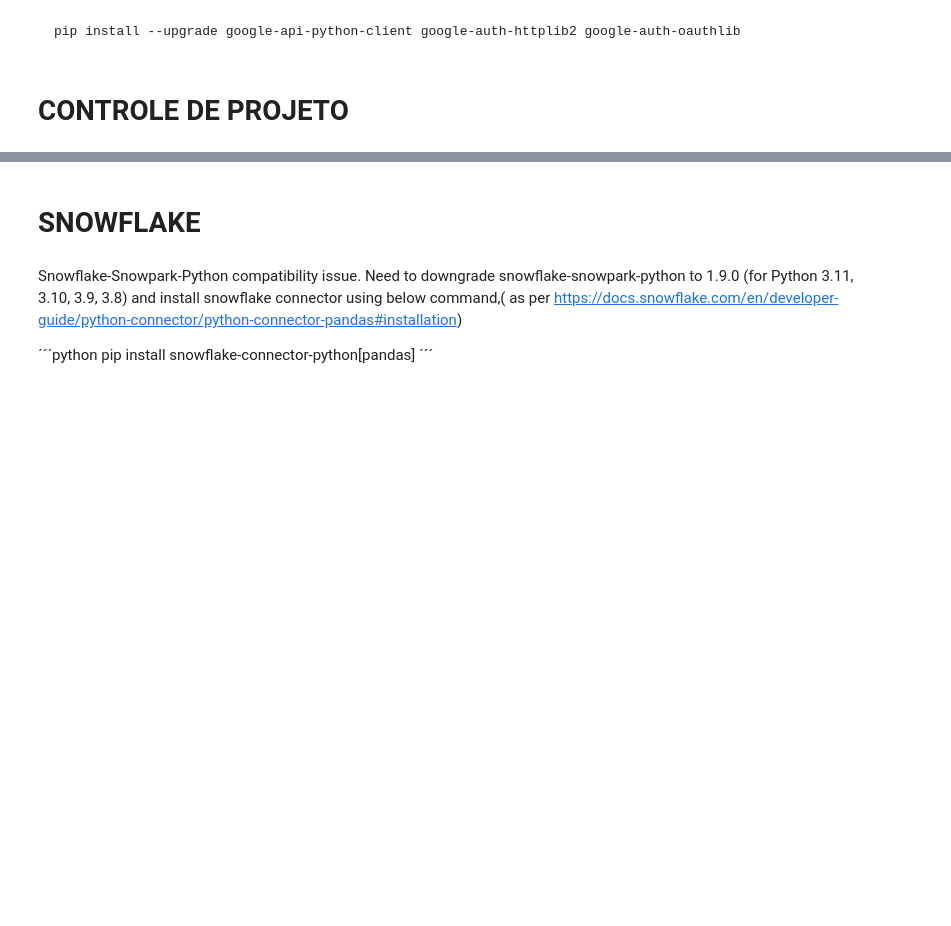
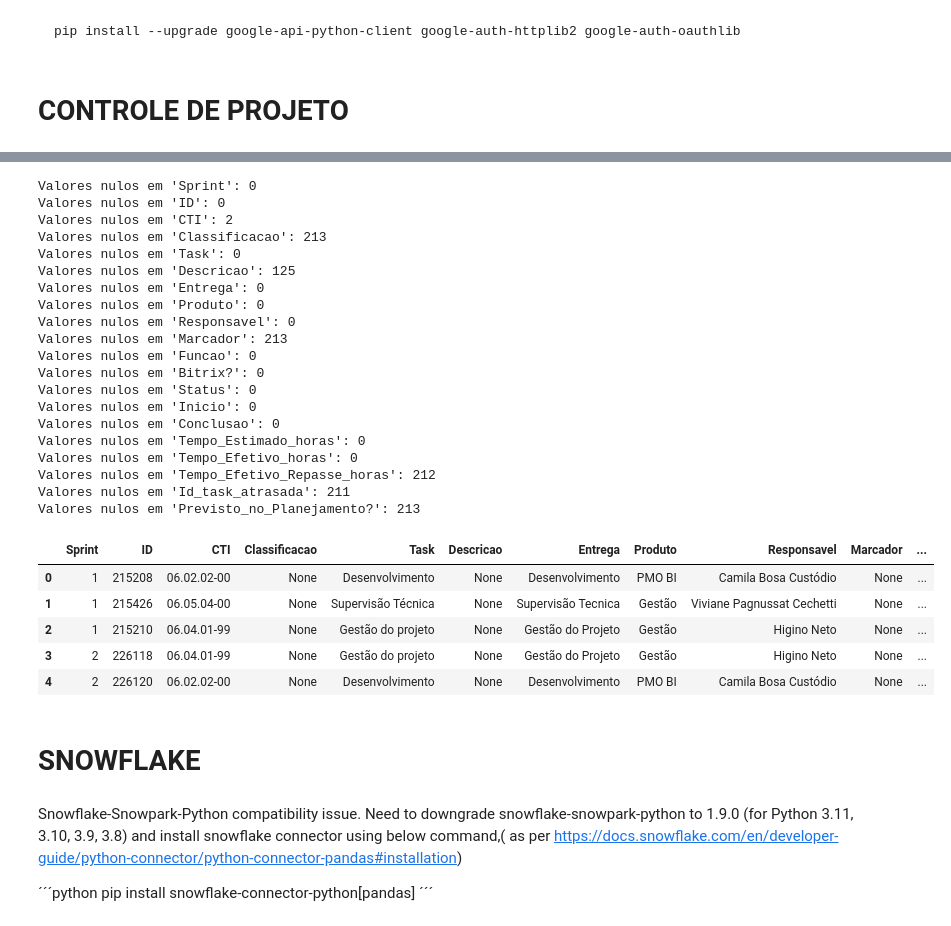
Before and after one commit to IvonLuiz/python_googlesheets_to_snowflake, a Jupyter notebook: notebook.ipynb, the cells around one changed output, grey strips where cells are left out. Cells and saved outputs as stored; diff of their text form; code cells hidden in the pictures; blank space fills up the shorter version.

```diff
--- a/notebook.ipynb
+++ b/notebook.ipynb
@@ -43,3 +143,34 @@ engagement_survey_data = gs_client.get_sheet_data(
+# %%
+cleaned_pmo_df = clean_and_transform_data(pmo_data)
+
+cleaned_pmo_df.head()
+# %% [output]
+Valores nulos em 'Sprint': 0
+Valores nulos em 'ID': 0
+Valores nulos em 'CTI': 2
+Valores nulos em 'Classificacao': 213
+Valores nulos em 'Task': 0
+Valores nulos em 'Descricao': 125
+Valores nulos em 'Entrega': 0
+Valores nulos em 'Produto': 0
+Valores nulos em 'Responsavel': 0
+Valores nulos em 'Marcador': 213
+Valores nulos em 'Funcao': 0
+Valores nulos em 'Bitrix?': 0
+Valores nulos em 'Status': 0
+Valores nulos em 'Inicio': 0
+Valores nulos em 'Conclusao': 0
+Valores nulos em 'Tempo_Estimado_horas': 0
+Valores nulos em 'Tempo_Efetivo_horas': 0
+Valores nulos em 'Tempo_Efetivo_Repasse_horas': 212
+Valores nulos em 'Id_task_atrasada': 211
+Valores nulos em 'Previsto_no_Planejamento?': 213
+|  | Sprint | ID | CTI | Classificacao | Task | Descricao | Entrega | Produto | Responsavel | Marcador | ... |
+| 0 | 1 | 215208 | 06.02.02-00 | None | Desenvolvimento | None | Desenvolvimento | PMO BI | Camila Bosa Custódio | None | ... |
+| 1 | 1 | 215426 | 06.05.04-00 | None | Supervisão Técnica | None | Supervisão Tecnica | Gestão | Viviane Pagnussat Cechetti | None | ... |
+| 2 | 1 | 215210 | 06.04.01-99 | None | Gestão do projeto | None | Gestão do Projeto | Gestão | Higino Neto | None | ... |
+| 3 | 2 | 226118 | 06.04.01-99 | None | Gestão do projeto | None | Gestão do Projeto | Gestão | Higino Neto | None | ... |
+| 4 | 2 | 226120 | 06.02.02-00 | None | Desenvolvimento | None | Desenvolvimento | PMO BI | Camila Bosa Custódio | None | ... |
 # %% [markdown]
 # SNOWFLAKE
 # %% [markdown]
```
Also changed, not shown: parts of 9 cells of this notebook.
